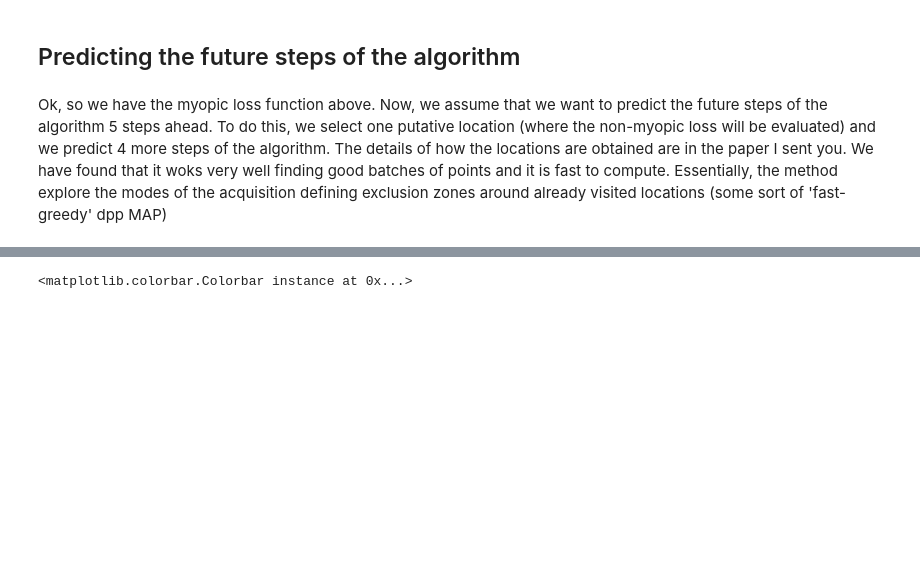
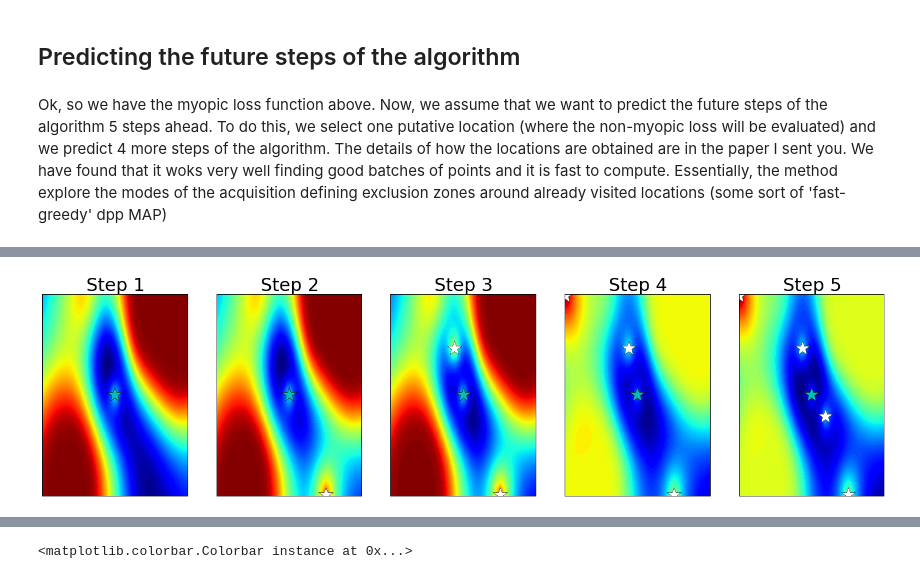
Before and after one commit to SheffieldML/bo_stepsahead, a Jupyter notebook: simulations/old/understanding_GLASSES_loss(notebooks)/understanding GLASSES.ipynb, the cells around one changed output, grey strips where cells are left out. Saved outputs shown, nothing was run; the diff lists cells and outputs as text; code cells hidden in the pictures; blank space fills up the shorter version.

```diff
--- a/simulations/old/understanding_GLASSES_loss(notebooks)/understanding GLASSES.ipynb
+++ b/simulations/old/understanding_GLASSES_loss(notebooks)/understanding GLASSES.ipynb
@@ -117,0 +113,90 @@ array([[ 0.        ,  0.        ],
+# %%
+from GPyOpt.core.acquisition import AcquisitionMP
+
+plt.figure(figsize=(25,6))
+
+
+
+## 1
+plt.subplot(151)
+pred_locations = predicted_locations[0:1,:]
+pen = AcquisitionMP(BO_glasses.loss,transform = "none")
+pen.X_batch = pred_locations
+pen.model = BO_glasses.model
+pen.update_batches(pred_locations,L,Min)
+pen.acq = BO_glasses.loss
+pen.r_x0
+plt.contourf(X1, X2, pen.acquisition_function(X).reshape((n_grid,n_grid)),100)
+plt.title('Step 1',size=30)
+plt.plot(pred_locations[:,0], pred_locations[:,1], 'w*', markersize=25, label=u'Future steps')
+plt.plot(pred_locations[0,0], pred_locations[0,1], 'c*', markersize=25, label=u'Putative point')
+plt.xticks([])
+plt.yticks([])
+
+## 1
+plt.subplot(152)
+pred_locations = predicted_locations[0:2,:]
+pen = AcquisitionMP(BO_glasses.loss,transform = "none")
+pen.X_batch = pred_locations
+pen.model = BO_glasses.model
+pen.update_batches(pred_locations,L,Min)
+pen.acq = BO_glasses.loss
+pen.r_x0
+plt.contourf(X1, X2, pen.acquisition_function(X).reshape((n_grid,n_grid)),100)
+plt.title('Step 2',size=30)
+plt.plot(pred_locations[:,0], pred_locations[:,1], 'w*', markersize=25, label=u'Future steps')
+plt.plot(pred_locations[0,0], pred_locations[0,1], 'c*', markersize=25, label=u'Putative point')
+plt.xticks([])
+plt.yticks([])
+
+## 1
+plt.subplot(153)
+pred_locations = predicted_locations[0:3,:]
+pen = AcquisitionMP(BO_glasses.loss,transform = "none")
+pen.X_batch = pred_locations
+pen.model = BO_glasses.model
+pen.update_batches(pred_locations,L,Min)
+pen.acq = BO_glasses.loss
+pen.r_x0
+plt.contourf(X1, X2, pen.acquisition_function(X).reshape((n_grid,n_grid)),100)
+plt.title('Step 3',size=30)
+plt.plot(pred_locations[:,0], pred_locations[:,1], 'w*', markersize=25, label=u'Future steps')
+plt.plot(pred_locations[0,0], pred_locations[0,1], 'c*', markersize=25, label=u'Putative point')
+plt.xticks([])
+plt.yticks([])
+
+## 1
+plt.subplot(154)
+pred_locations = predicted_locations[0:4,:]
+pen = AcquisitionMP(BO_glasses.loss,transform = "none")
+pen.X_batch = pred_locations
+pen.model = BO_glasses.model
+pen.update_batches(pred_locations,L,Min)
+pen.acq = BO_glasses.loss
+pen.r_x0
+plt.contourf(X1, X2, pen.acquisition_function(X).reshape((n_grid,n_grid)),100)
+plt.title('Step 4',size=30)
+plt.plot(pred_locations[:,0], pred_locations[:,1], 'w*', markersize=25, label=u'Future steps')
+plt.plot(pred_locations[0,0], pred_locations[0,1], 'c*', markersize=25, label=u'Putative point')
+plt.xticks([])
+plt.yticks([])
+
+## 1
+plt.subplot(155)
+pred_locations = predicted_locations[0:5,:]
+pen = AcquisitionMP(BO_glasses.loss,transform = "none")
+pen.X_batch = pred_locations
+pen.model = BO_glasses.model
+pen.update_batches(pred_locations,L,Min)
+pen.acq = BO_glasses.loss
+pen.r_x0
+plt.contourf(X1, X2, pen.acquisition_function(X).reshape((n_grid,n_grid)),100)
+plt.title('Step 5',size=30)
+plt.plot(pred_locations[:,0], pred_locations[:,1], 'w*', markersize=25, label=u'Future steps')
+plt.plot(pred_locations[0,0], pred_locations[0,1], 'c*', markersize=25, label=u'Putative point')
+plt.xticks([])
+plt.yticks([])
+
+plt.savefig('steps.pdf',type='pdf',bbox_inches='tight', pad_inches=0.1)
+# %% [output]
+[figure, added]
```
Also changed, not shown: parts of 8 cells of this notebook, 28 other files.
